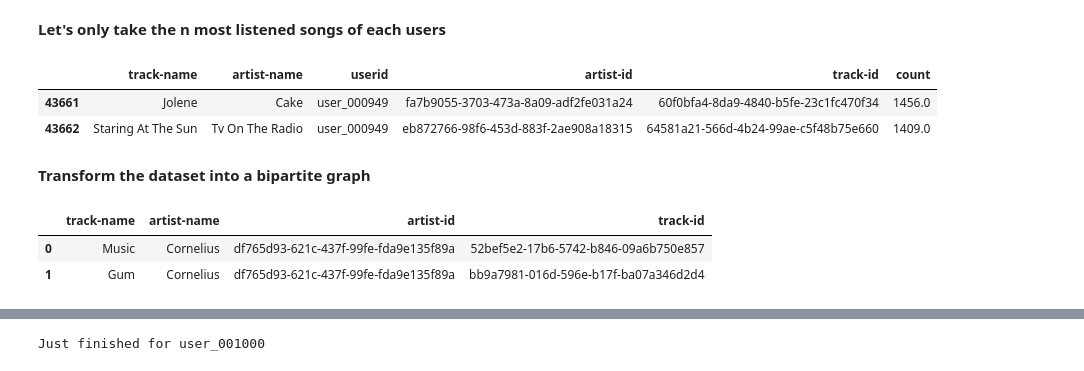
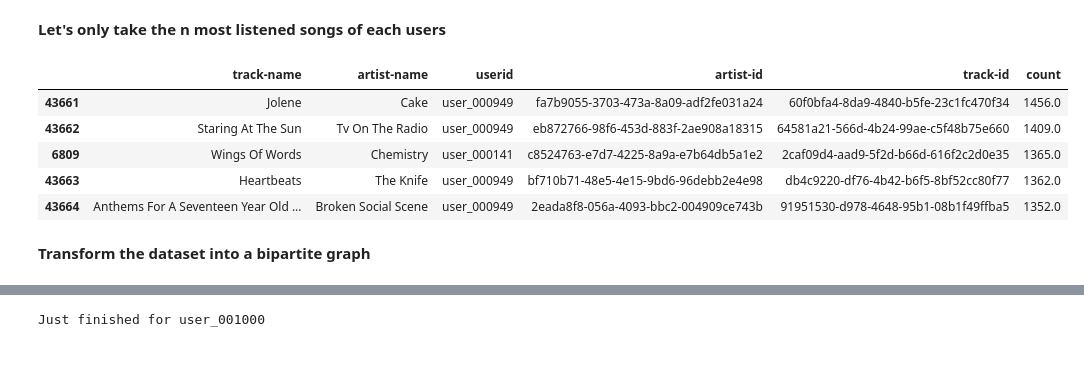
Before and after one commit to chloedia/Graph_Music_Recommendation, a Jupyter notebook: Main.ipynb, the cells around one changed output, grey strips where cells are left out. Drawn from its saved outputs; the diff is of its cells as text; code cells hidden in the pictures.

```diff
--- a/Main.ipynb
+++ b/Main.ipynb
@@ -77,23 +73,22 @@ train shape : ((7975441, 6), val shape : ((544126, 6)) and test shape : ((613400
 # %%
 if not exists('./saved_data/train_user_top_logs.tsv'):
     train_user_top_logs = get_only_top(train_user_id_logs,user_id_profile['#id'], n_top = 50)
     train_user_top_logs = train_user_top_logs.nlargest(10000,'count')
     train_user_top_logs.to_csv('./saved_data/train_user_top_logs.tsv')
 
 else :
     train_user_top_logs = pd.read_csv('./saved_data/train_user_top_logs.tsv', index_col=0)
 
-train_user_top_logs.head(2)
+train_user_top_logs.head()
 # %% [output]
 |  | track-name | artist-name | userid | artist-id | track-id | count |
 | 43661 | Jolene | Cake | user_000949 | fa7b9055-3703-473a-8a09-adf2fe031a24 | 60f0bfa4-8da9-4840-b5fe-23c1fc470f34 | 1456.0 |
 | 43662 | Staring At The Sun | Tv On The Radio | user_000949 | eb872766-98f6-453d-883f-2ae908a18315 | 64581a21-566d-4b24-99ae-c5f48b75e660 | 1409.0 |
+| 6809 | Wings Of Words | Chemistry | user_000141 | c8524763-e7d7-4225-8a9a-e7b64db5a1e2 | 2caf09d4-aad9-5f2d-b66d-616f2c2d0e35 | 1365.0 |
+| 43663 | Heartbeats | The Knife | user_000949 | bf710b71-48e5-4e15-9bd6-96debb2e4e98 | db4c9220-df76-4b42-b6f5-8bf52cc80f77 | 1362.0 |
+| 43664 | Anthems For A Seventeen Year Old ... | Broken Social Scene | user_000949 | 2eada8f8-056a-4093-bbc2-004909ce743b | 91951530-d978-4648-95b1-08b1f49ffba5 | 1352.0 |
 # %% [markdown]
 **Transform the dataset into a bipartite graph**
 # %%
-track_df,artist_df=bipartite_graph('./saved_data/track_df.tsv','./saved_data/artists_df.tsv',train_user_top_logs)
-track_df.head(2)
+#Get all the artists and music dfs
+track_df, artist_df = bipartite_graph('./saved_data/track_df.tsv','./saved_data/artists_df.tsv',train_user_top_logs)
-# %% [output]
-|  | track-name | artist-name | artist-id | track-id |
-| 0 | Music | Cornelius | df765d93-621c-437f-99fe-fda9e135f89a | 52bef5e2-17b6-5742-b846-09a6b750e857 |
-| 1 | Gum | Cornelius | df765d93-621c-437f-99fe-fda9e135f89a | bb9a7981-016d-596e-b17f-ba07a346d2d4 |
```
Also changed, not shown: parts of 53 cells of this notebook, 11 other files.
